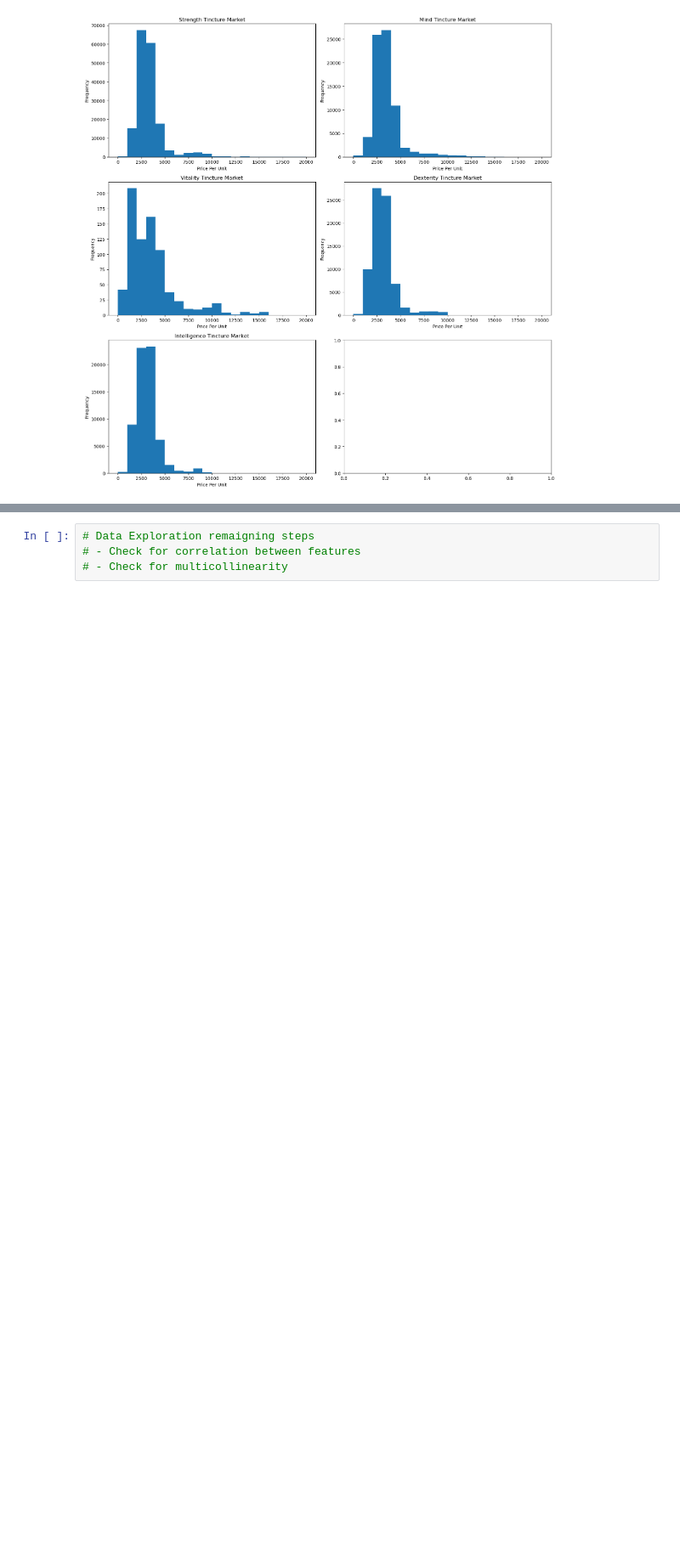
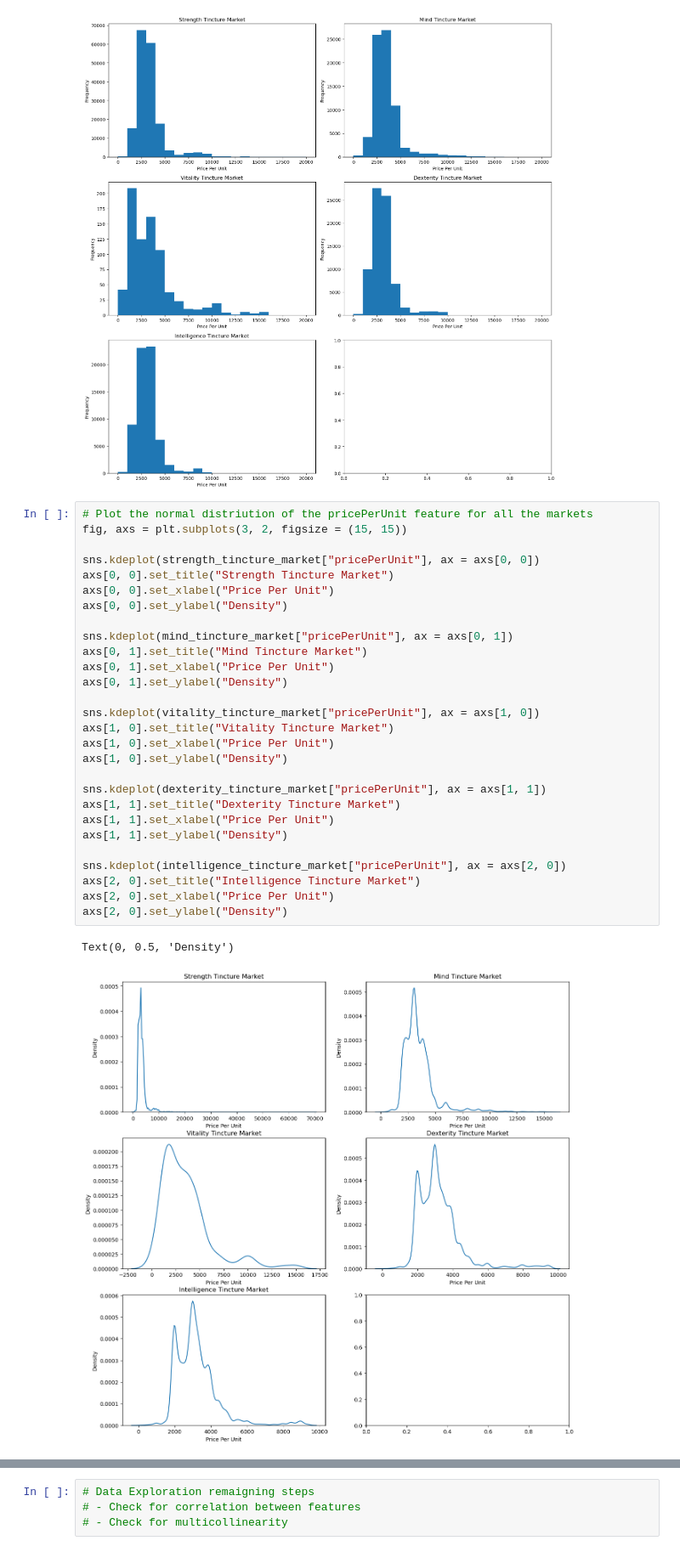
Before and after one commit to Hounder23/LHL-CAPSTONE, a Jupyter notebook: IPYNB NoteBooks/ModelBuilding.ipynb, the cells around one changed output, grey strips where cells are left out. Shown at 85% size. Cells and saved outputs as stored; diff of their text form; blank space fills up the shorter version.

```diff
--- a/IPYNB NoteBooks/ModelBuilding.ipynb
+++ b/IPYNB NoteBooks/ModelBuilding.ipynb
@@ -221,6 +292,37 @@ plt.tight_layout()
 plt.show()
 # %% [output]
 [figure]
+# %%
+# Plot the normal distriution of the pricePerUnit feature for all the markets
+fig, axs = plt.subplots(3, 2, figsize = (15, 15))
+
+sns.kdeplot(strength_tincture_market["pricePerUnit"], ax = axs[0, 0])
+axs[0, 0].set_title("Strength Tincture Market")
+axs[0, 0].set_xlabel("Price Per Unit")
+axs[0, 0].set_ylabel("Density")
+
+sns.kdeplot(mind_tincture_market["pricePerUnit"], ax = axs[0, 1])
+axs[0, 1].set_title("Mind Tincture Market")
+axs[0, 1].set_xlabel("Price Per Unit")
+axs[0, 1].set_ylabel("Density")
+
+sns.kdeplot(vitality_tincture_market["pricePerUnit"], ax = axs[1, 0])
+axs[1, 0].set_title("Vitality Tincture Market")
+axs[1, 0].set_xlabel("Price Per Unit")
+axs[1, 0].set_ylabel("Density")
+
+sns.kdeplot(dexterity_tincture_market["pricePerUnit"], ax = axs[1, 1])
+axs[1, 1].set_title("Dexterity Tincture Market")
+axs[1, 1].set_xlabel("Price Per Unit")
+axs[1, 1].set_ylabel("Density")
+
+sns.kdeplot(intelligence_tincture_market["pricePerUnit"], ax = axs[2, 0])
+axs[2, 0].set_title("Intelligence Tincture Market")
+axs[2, 0].set_xlabel("Price Per Unit")
+axs[2, 0].set_ylabel("Density")
+# %% [output]
+Text(0, 0.5, 'Density')
+[figure, added]
 # %%
 # We will plot multiple histograms of the quantity feature on a new figure
 fig, axs = plt.subplots(3, 2, figsize = (15, 15))
```
Also changed, not shown: parts of 19 cells of this notebook.
